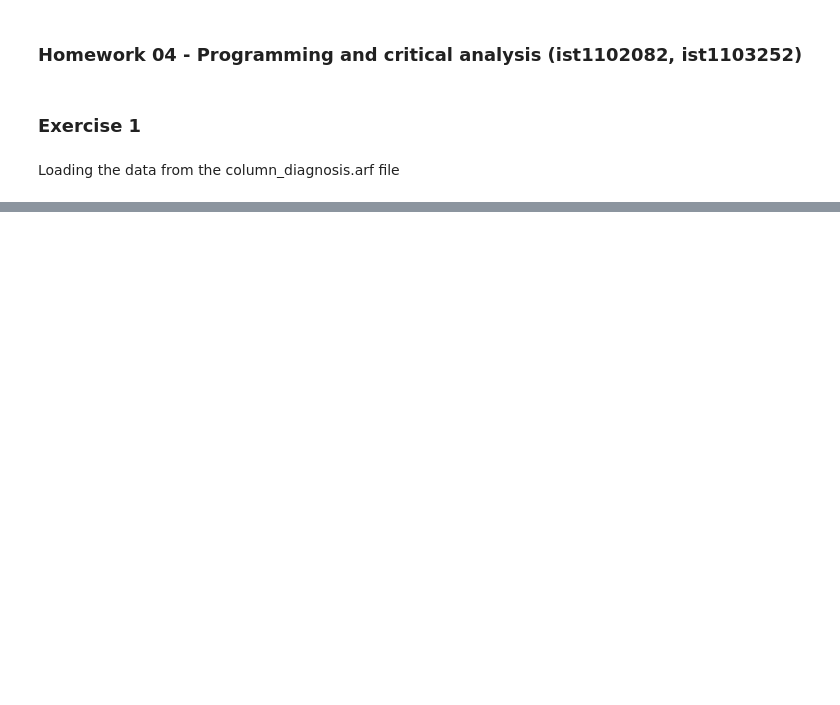
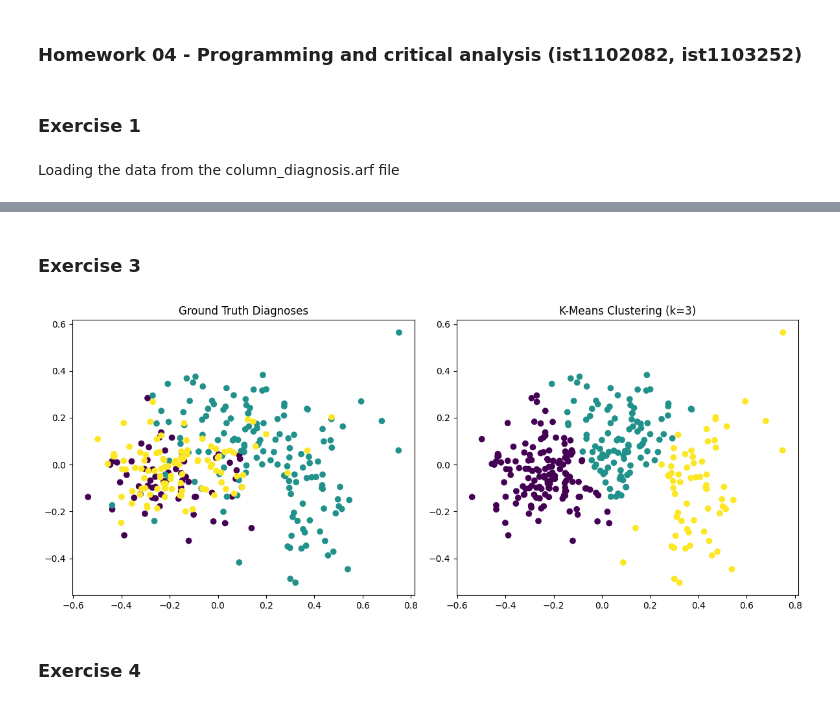
Before and after one commit to pearsang/ML-Homeworks, a Jupyter notebook: Homework-04/G001.ipynb, the cells around one changed output, grey strips where cells are left out. Cells and saved outputs as stored; diff of their text form; code cells hidden in the pictures; blank space fills up the shorter version.

```diff
--- a/Homework-04/G001.ipynb
+++ b/Homework-04/G001.ipynb
@@ -5,12 +5,25 @@
 # %% [markdown]
 Loading the data from the column_diagnosis.arf file
 # %%
+import numpy as np
+import pandas as pd
+import warnings
+from sklearn.preprocessing import MinMaxScaler
+from sklearn.cluster import KMeans
+from sklearn.metrics import silhouette_score, completeness_score
+from sklearn import metrics
 from scipy.io.arff import loadarff
-import pandas as pd
+
+
+warnings.filterwarnings('ignore')
 
 # Load the data
 data = loadarff('./column_diagnosis.arff')
 df = pd.DataFrame(data[0])
 df['class'] = df['class'].str.decode('utf-8')
 df.head()
+X = df.drop('class', axis=1)
+y = df['class']
+
+print(X)
 # %% [output]
@@ -22,0 +136,35 @@ df.head()
+# %% [markdown]
+### Exercise 3
+# %%
+import matplotlib.pyplot as plt
+
+# Fit a PCA model on the normalized data with 2 components
+pca = PCA(n_components=2)
+X_2D = pca.fit_transform(X_normalized)
+
+# K-means clustering labels with k=3
+kmeans = KMeans(n_clusters=3, random_state=0)
+kmeans_labels = kmeans.fit(X_normalized)
+
+# Map diagnoses to 0, 1, 2
+codes = {'Hernia':0, 'Spondylolisthesis':1, 'Normal':2}
+codes_labels = y.map(codes).tolist()
+
+# Create a scatter plot for ground truth labels
+plt.figure(figsize=(12, 5))
+plt.subplot(121)
+plt.scatter(X_2D[:, 0], X_2D[:, 1,], c=codes_labels)
+plt.title("Ground Truth Diagnoses")
+
+# Create a scatter plot for k-means clustering labels
+plt.subplot(122)
+plt.scatter(X_2D[:, 0], X_2D[:, 1], c=kmeans.labels_)
+
+plt.title("K-Means Clustering (k=3)")
+
+plt.tight_layout()
+plt.show()
+# %% [output]
+[figure, added]
+# %% [markdown]
+### Exercise 4
```
Also changed, not shown: parts of 5 cells of this notebook, 1 other file.
